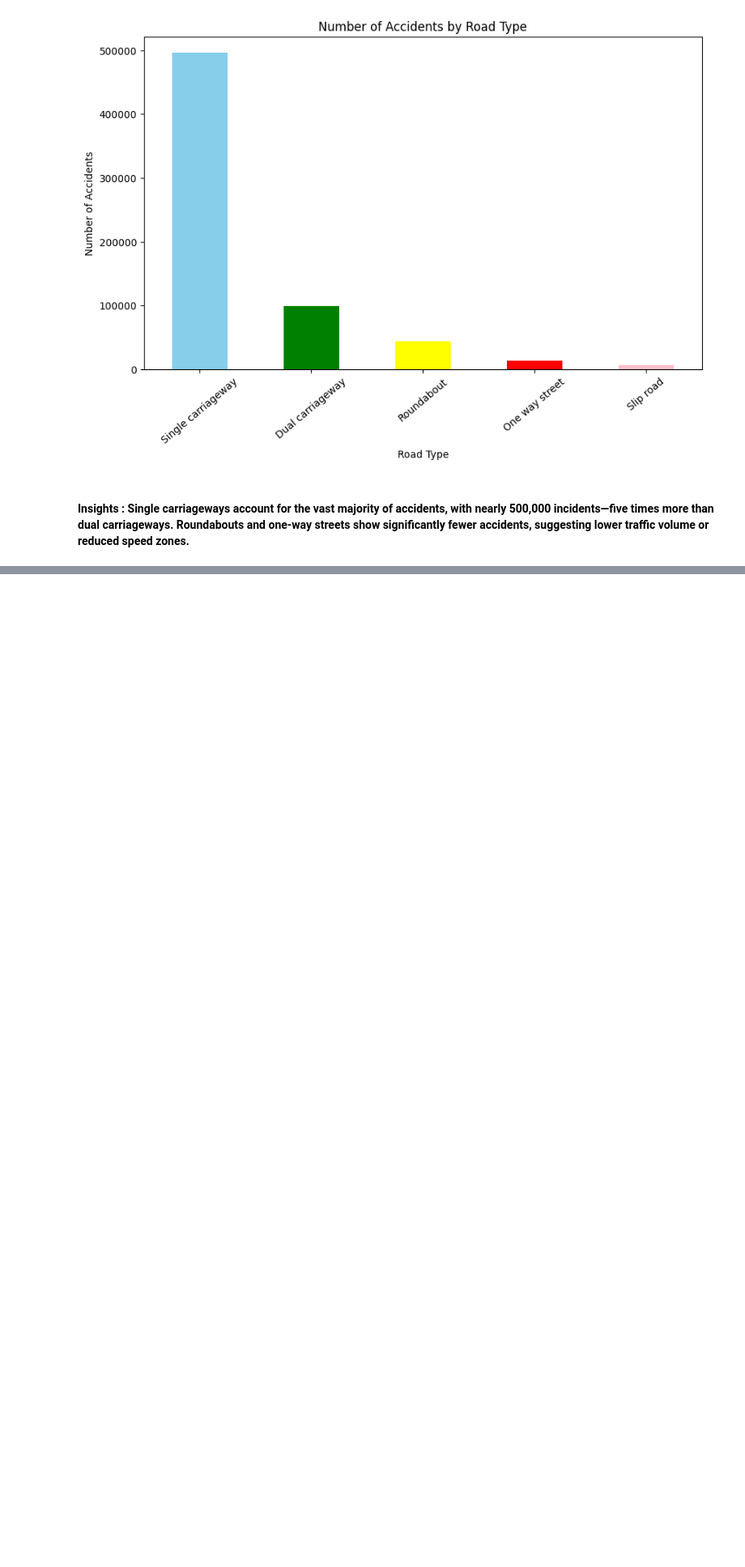
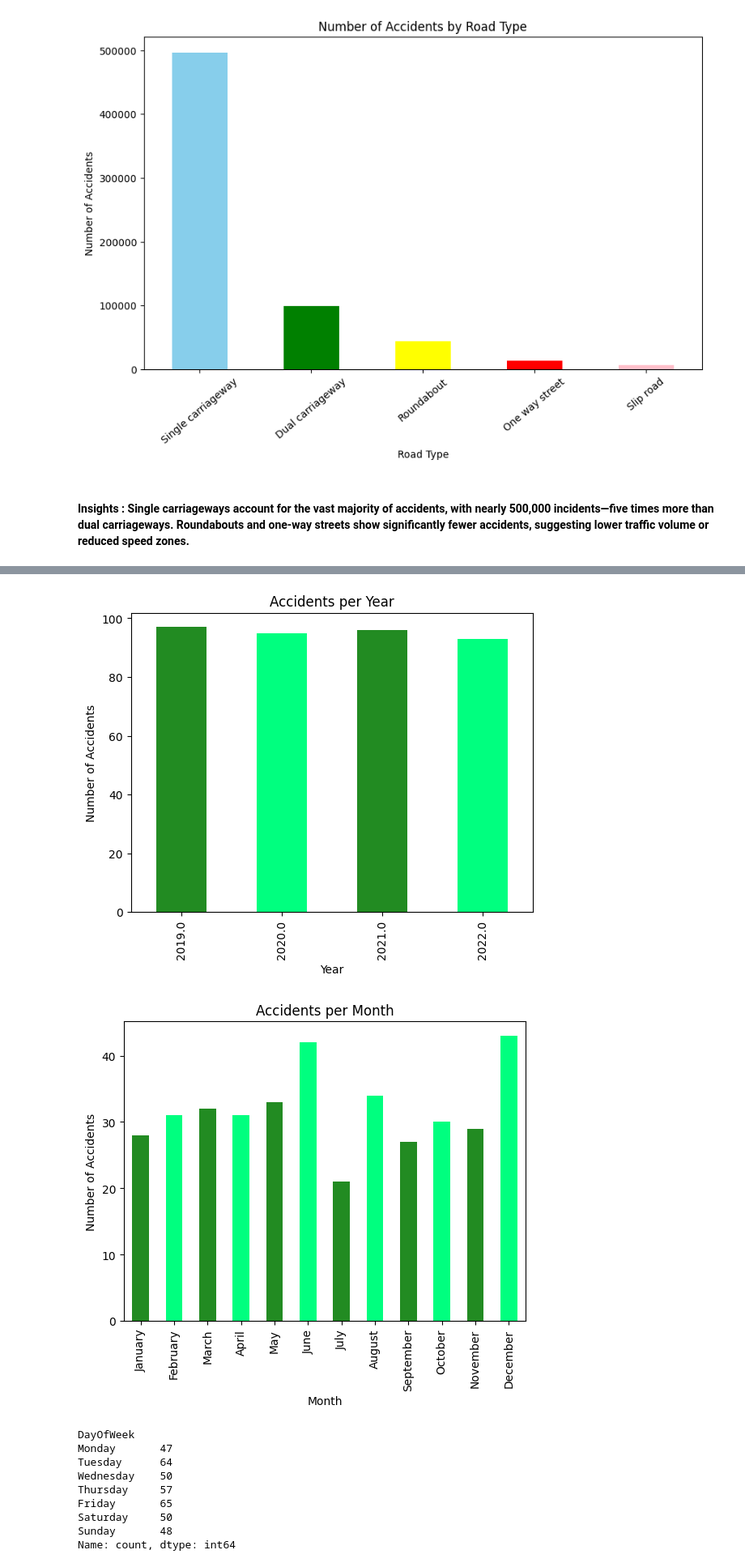
Before and after one commit to elyme-12/ELEC303-BARLAN, a Jupyter notebook: Activity_2.ipynb, the cells around one changed output, grey strips where cells are left out. Shown: that part at 81% size. Drawn from its saved outputs; the diff is of its cells as text; code cells hidden in the pictures; blank space fills up the shorter version.

```diff
--- a/Activity_2.ipynb
+++ b/Activity_2.ipynb
@@ -716,0 +753,57 @@ plt.gcf().set_size_inches(10, 6)
+# %%
+# Accidents per year
+accidents_per_year = wyreforest_df['Year'].value_counts().sort_index()
+accidents_per_month = wyreforest_df['Month'].value_counts().sort_index()
+accidents_per_day = wyreforest_df['DayOfWeek'].value_counts().sort_index()
+
+
+#PER YEAR
+accidents_per_year.plot(kind='bar' , color = ['forestgreen', 'springgreen'])
+plt.title('Accidents per Year')
+plt.xlabel('Year')
+plt.ylabel('Number of Accidents')
+plt.show()
+
+month_names = {
+    1: 'January', 2: 'February', 3: 'March', 4: 'April',
+    5: 'May', 6: 'June', 7: 'July', 8: 'August',
+    9: 'September', 10: 'October', 11: 'November', 12: 'December'
+}
+
+# Replace numerical months with their names
+accidents_per_month.index = accidents_per_month.index.map(month_names)
+
+
+accidents_per_month.plot(kind='bar', color = ['forestgreen', 'springgreen'])
+plt.title('Accidents per Month')
+plt.xlabel('Month')
+plt.ylabel('Number of Accidents')
+plt.show()
+
+
+#accident per day
+day_names = {
+    0: 'Monday',
+    1: 'Tuesday',
+    2: 'Wednesday',
+    3: 'Thursday',
+    4: 'Friday',
+    5: 'Saturday',
+    6: 'Sunday'
+}
+
+accidents_per_day.index = accidents_per_day.index.map(day_names)
+accidents_per_day.plot(kind='bar',  color = ['forestgreen', 'springgreen'])
+print(accidents_per_day)
+# %% [output]
+[figure, added]
+[figure, added]
+DayOfWeek
+Monday       47
+Tuesday      64
+Wednesday    50
+Thursday     57
+Friday       65
+Saturday     50
+Sunday       48
+Name: count, dtype: int64
```
Also changed, not shown: parts of 16 cells of this notebook, 1 other file.
